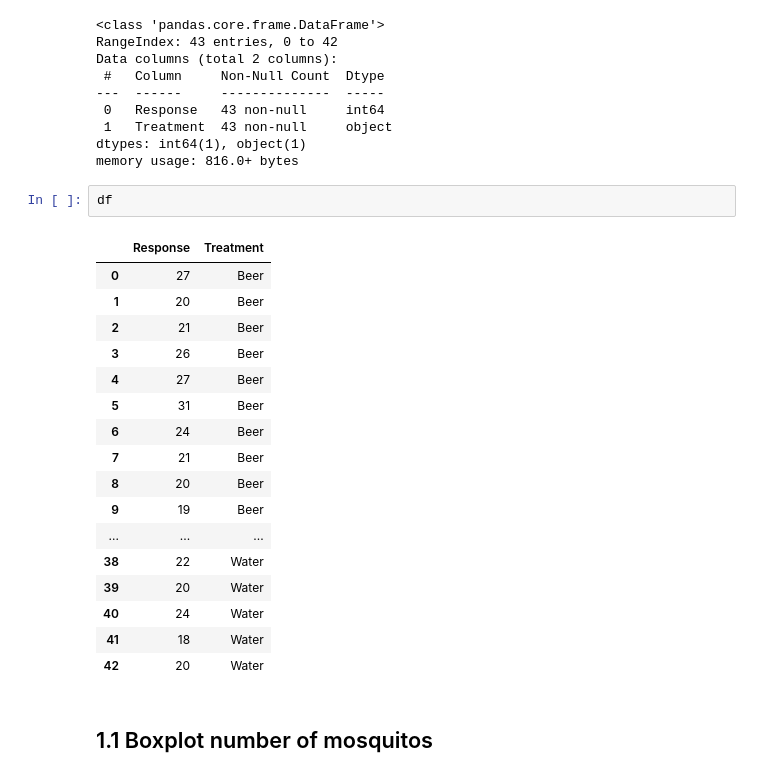
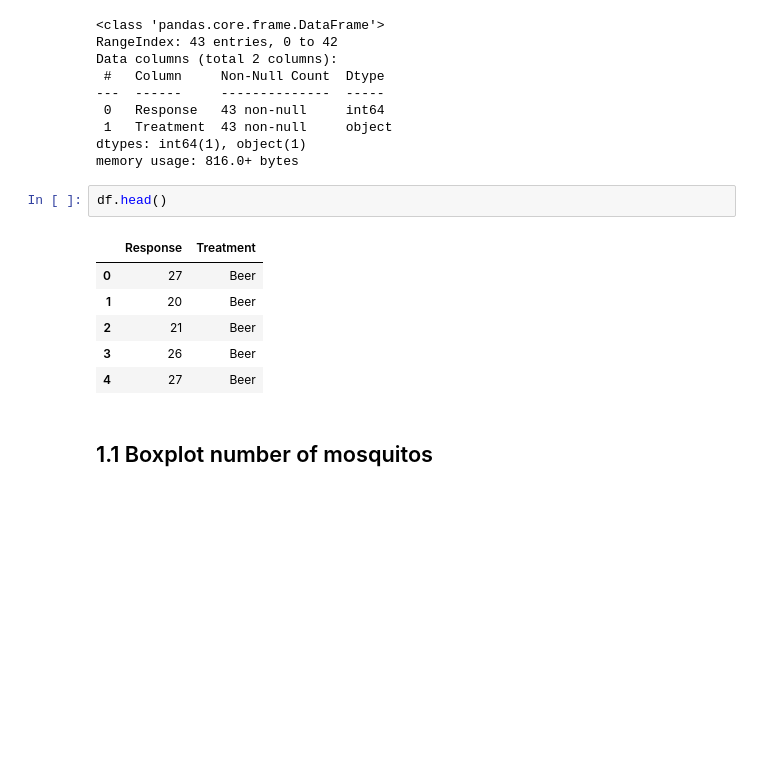
Before and after one commit to brunocgf/CertificationUT_DS, a Jupyter notebook: Statistics4DS/Module02/assignment1.ipynb, the cells around one changed output. Drawn from its saved outputs; the diff is of its cells as text; blank space fills up the shorter version.

Commit message:
head

```diff
--- a/Statistics4DS/Module02/assignment1.ipynb
+++ b/Statistics4DS/Module02/assignment1.ipynb
@@ -50,25 +50,14 @@ Data columns (total 2 columns):
 dtypes: int64(1), object(1)
 memory usage: 816.0+ bytes
 # %%
-df
+df.head()
 # %% [output]
 |  | Response | Treatment |
 | 0 | 27 | Beer |
 | 1 | 20 | Beer |
 | 2 | 21 | Beer |
 | 3 | 26 | Beer |
 | 4 | 27 | Beer |
-| 5 | 31 | Beer |
-| 6 | 24 | Beer |
-| 7 | 21 | Beer |
-| 8 | 20 | Beer |
-| 9 | 19 | Beer |
-| ... | ... | ... |
-| 38 | 22 | Water |
-| 39 | 20 | Water |
-| 40 | 24 | Water |
-| 41 | 18 | Water |
-| 42 | 20 | Water |
 # %% [markdown]
 ## 1.1 Boxplot number of mosquitos
 # %%
```
